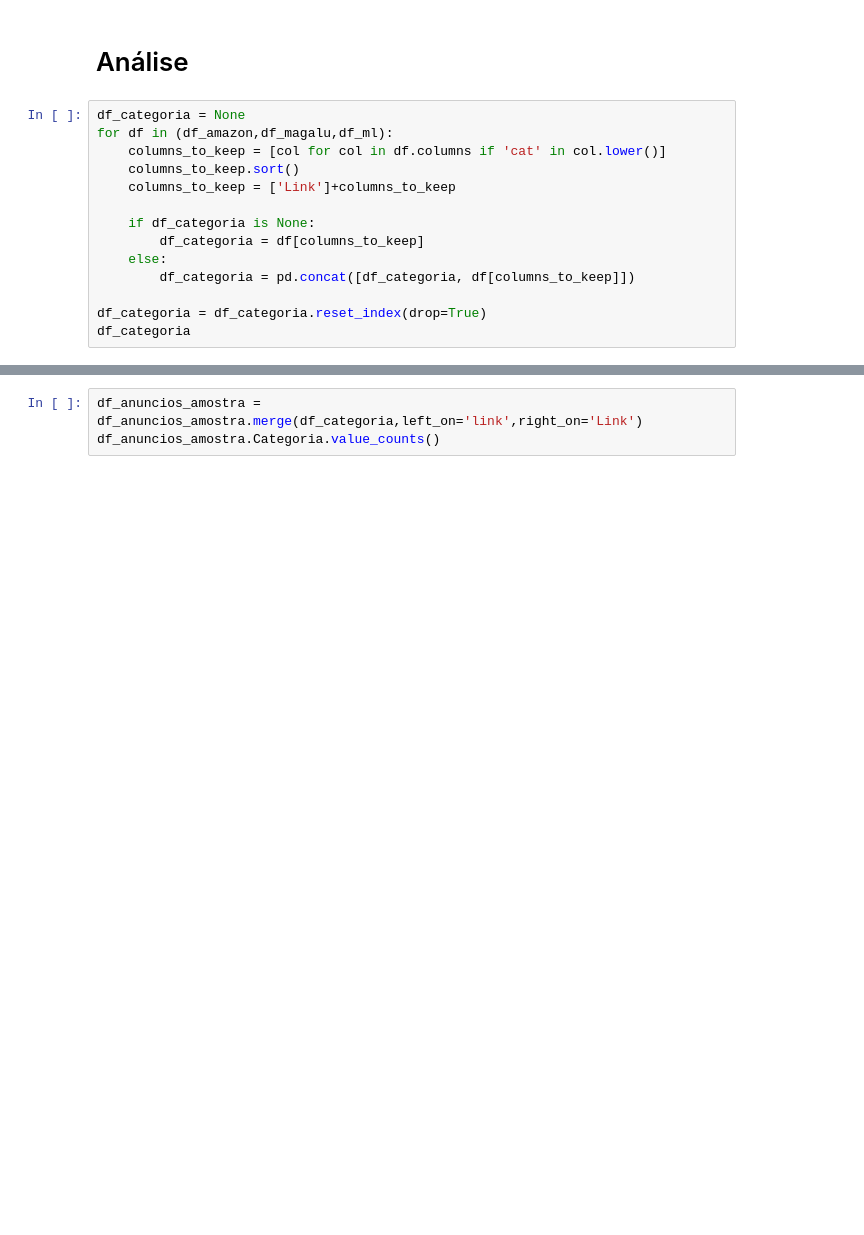
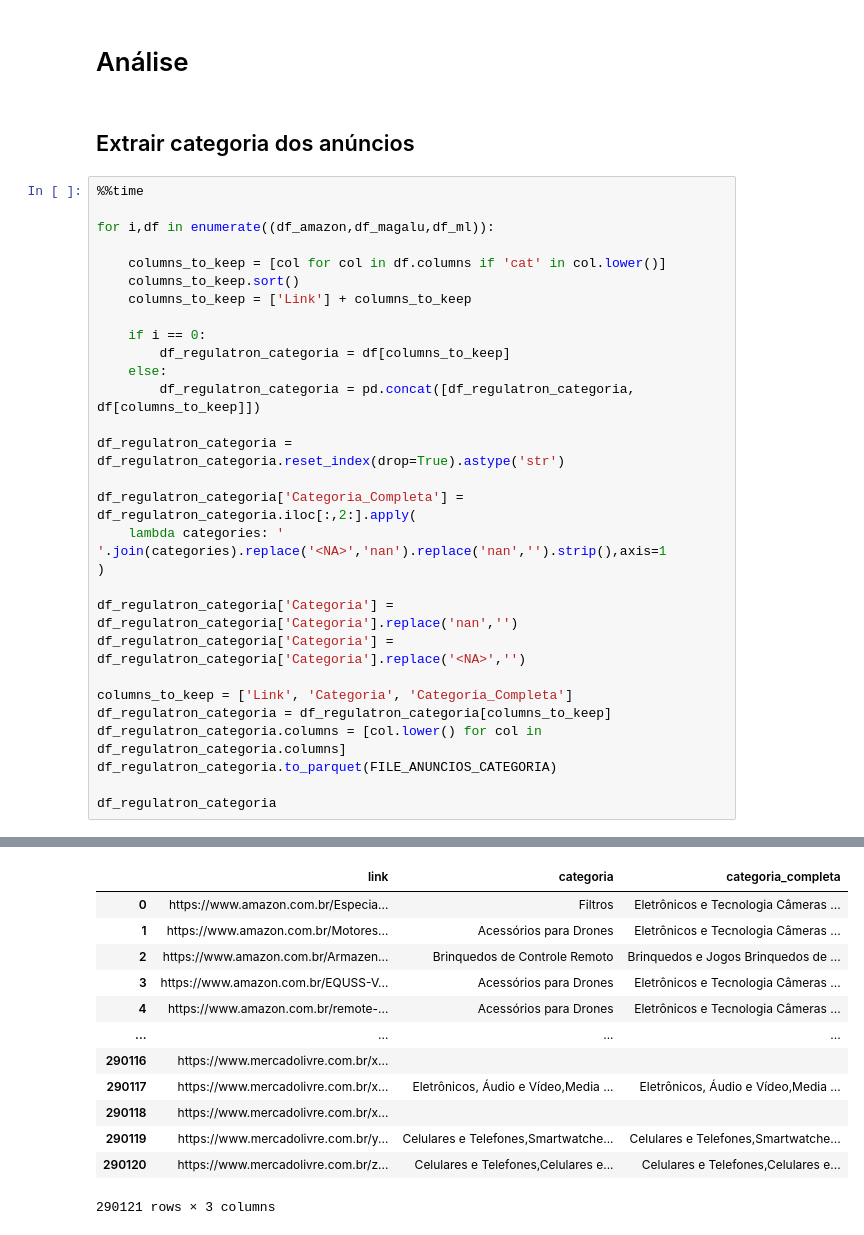
Before and after one commit to InovaFiscaliza/dados-pacp, a Jupyter notebook: notebooks/34_retrieve_extra_dataset_information.ipynb, the cells around one changed output, grey strips where cells are left out. Saved outputs shown, nothing was run; the diff lists cells and outputs as text; blank space fills up the shorter version.

```diff
--- a/notebooks/34_retrieve_extra_dataset_information.ipynb
+++ b/notebooks/34_retrieve_extra_dataset_information.ipynb
@@ -59,16 +145,34 @@ Wall time: 175 ms
 # %% [markdown]
 # Análise
+# %% [markdown]
+## Extrair categoria dos anúncios
 # %%
-df_categoria = None
-for df in (df_amazon,df_magalu,df_ml):
+%%time
+
+for i,df in enumerate((df_amazon,df_magalu,df_ml)):
+
     columns_to_keep = [col for col in df.columns if 'cat' in col.lower()]
     columns_to_keep.sort()
-    columns_to_keep = ['Link']+columns_to_keep
+    columns_to_keep = ['Link'] + columns_to_keep
 
-    if df_categoria is None:
-        df_categoria = df[columns_to_keep]
+    if i == 0:
+        df_regulatron_categoria = df[columns_to_keep]
     else:
-        df_categoria = pd.concat([df_categoria, df[columns_to_keep]])
+        df_regulatron_categoria = pd.concat([df_regulatron_categoria, df[columns_to_keep]])
 
-df_categoria = df_categoria.reset_index(drop=True)
-df_categoria
+df_regulatron_categoria = df_regulatron_categoria.reset_index(drop=True).astype('str')
+
+df_regulatron_categoria['Categoria_Completa'] = df_regulatron_categoria.iloc[:,2:].apply(
+    lambda categories: ' '.join(categories).replace('<NA>','nan').replace('nan','').strip(),axis=1
+)
+
+df_regulatron_categoria['Categoria'] = df_regulatron_categoria['Categoria'].replace('nan','')
+df_regulatron_categoria['Categoria'] = df_regulatron_categoria['Categoria'].replace('<NA>','')
+
+columns_to_keep = ['Link', 'Categoria', 'Categoria_Completa']
+df_regulatron_categoria = df_regulatron_categoria[columns_to_keep]
+df_regulatron_categoria.columns = [col.lower() for col in df_regulatron_categoria.columns]
+df_regulatron_categoria.to_parquet(FILE_ANUNCIOS_CATEGORIA)
+
+df_regulatron_categoria
+# %% [output]
@@ -75,3 +181,13 @@ df_categoria
+|  | link | categoria | categoria_completa |
+| 0 | https://www.amazon.com.br/Especia... | Filtros | Eletrônicos e Tecnologia Câmeras ... |
+| 1 | https://www.amazon.com.br/Motores... | Acessórios para Drones | Eletrônicos e Tecnologia Câmeras ... |
+| 2 | https://www.amazon.com.br/Armazen... | Brinquedos de Controle Remoto | Brinquedos e Jogos Brinquedos de ... |
+| 3 | https://www.amazon.com.br/EQUSS-V... | Acessórios para Drones | Eletrônicos e Tecnologia Câmeras ... |
+| 4 | https://www.amazon.com.br/remote-... | Acessórios para Drones | Eletrônicos e Tecnologia Câmeras ... |
+| ... | ... | ... | ... |
+| 290116 | https://www.mercadolivre.com.br/x... |  |  |
+| 290117 | https://www.mercadolivre.com.br/x... | Eletrônicos, Áudio e Vídeo,Media ... | Eletrônicos, Áudio e Vídeo,Media ... |
+| 290118 | https://www.mercadolivre.com.br/x... |  |  |
+| 290119 | https://www.mercadolivre.com.br/y... | Celulares e Telefones,Smartwatche... | Celulares e Telefones,Smartwatche... |
+| 290120 | https://www.mercadolivre.com.br/z... | Celulares e Telefones,Celulares e... | Celulares e Telefones,Celulares e... |
+290121 rows × 3 columns
-# %%
-df_anuncios_amostra = df_anuncios_amostra.merge(df_categoria,left_on='link',right_on='Link')
-df_anuncios_amostra.Categoria.value_counts()
```
Also changed, not shown: parts of 17 cells of this notebook.
